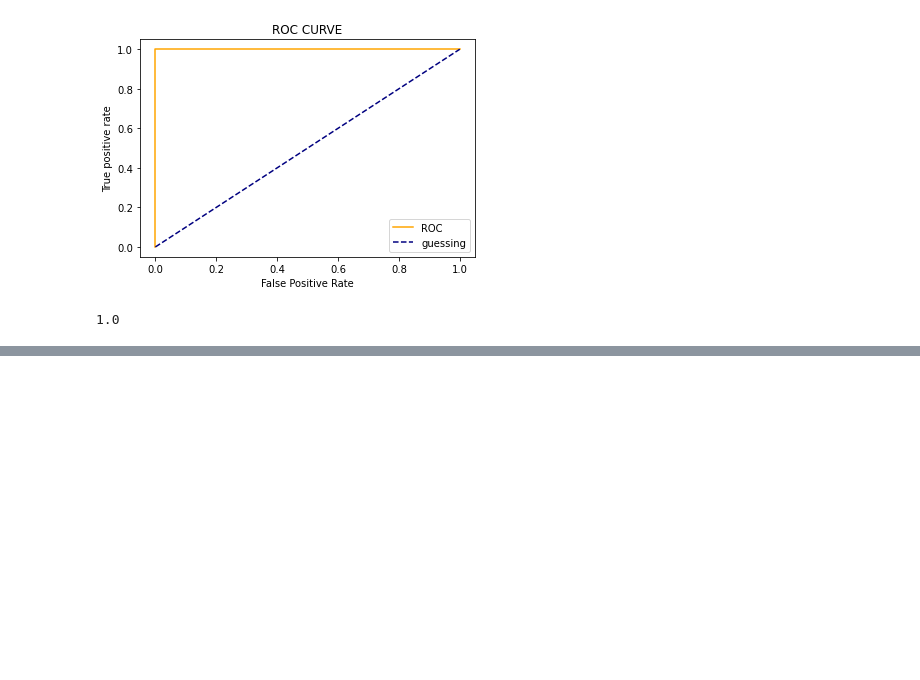
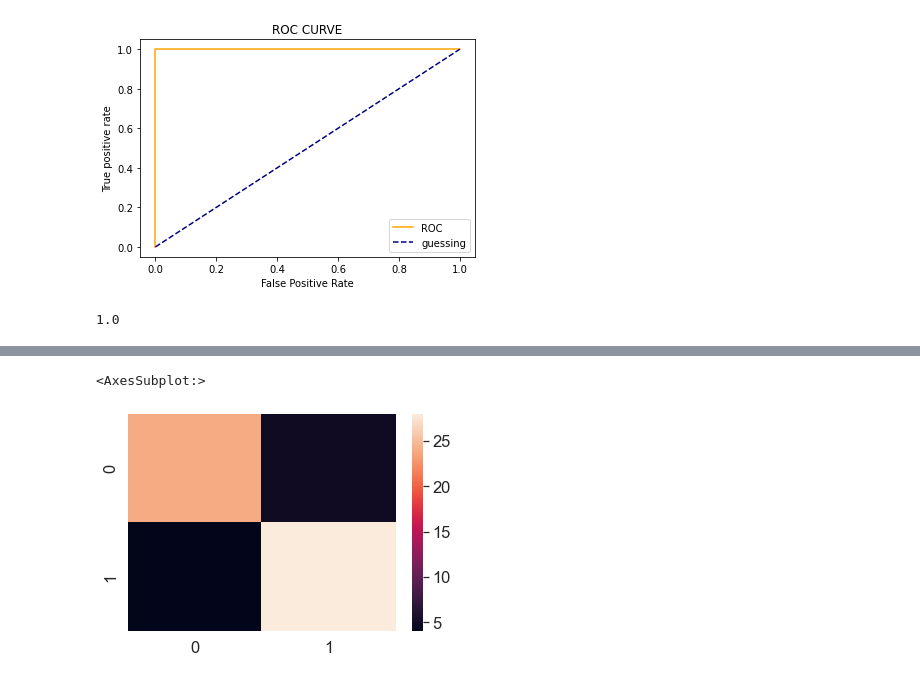
Before and after one commit to m00racle/zero-to-mastery-ml, a Jupyter notebook: section-2-data-science-and-ml-tools/Scikit-Learn-Evaluating-Model.ipynb, the cells around one changed output, grey strips where cells are left out. Drawn from its saved outputs; the diff is of its cells as text; code cells hidden in the pictures; blank space fills up the shorter version.

Commit message:
add confusion matrix to estimator model evaluation
add confusion matrix to evaluating model

```diff
--- a/section-2-data-science-and-ml-tools/Scikit-Learn-Evaluating-Model.ipynb
+++ b/section-2-data-science-and-ml-tools/Scikit-Learn-Evaluating-Model.ipynb
@@ -451,0 +458,7 @@ In reality, a perfect ROC is unlikely.
+# %%
+from sklearn.metrics import confusion_matrix
+# let's find y prediction using the Random Forest Classifier model
+heart_y_preds = rfc.predict(heart_X_test)
+
+# make the confusion matrix
+confusion_matrix(heart_y_test, heart_y_preds)
@@ -451,0 +522,15 @@ In reality, a perfect ROC is unlikely.
+# %%
+# plot confusion matrix in seaborn
+import seaborn as sns
+
+# set the font scale
+sns.set(font_scale=1.5)
+
+# create confusion matrix
+conf_mat = confusion_matrix(heart_y_test, heart_y_preds)
+
+# plot using seaborn
+sns.heatmap(conf_mat)
+# %% [output]
+<AxesSubplot:>
+[figure, added]
```
Also changed, not shown: parts of 14 cells of this notebook.
